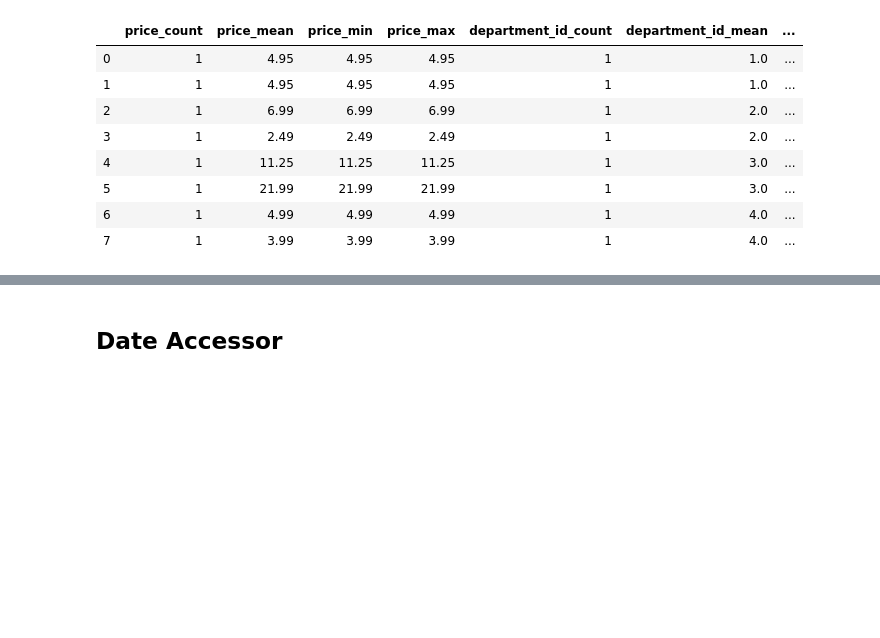
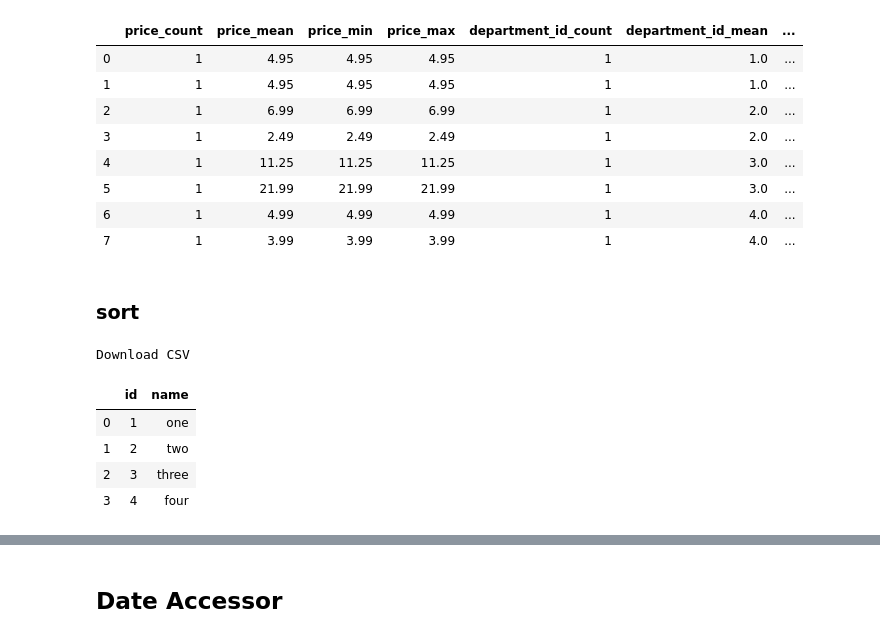
Before and after one commit to C5m7b4/atrax, a Jupyter notebook: playground.ipynb, the cells around one changed output, grey strips where cells are left out. Cells and saved outputs as stored; diff of their text form; code cells hidden in the pictures; blank space fills up the shorter version.

```diff
--- a/playground.ipynb
+++ b/playground.ipynb
@@ -1653,3 +1684,34 @@ Download CSV
 | 5 | 1 | 21.99 | 21.99 | 21.99 | 1 | 3.0 | ... |
 | 6 | 1 | 4.99 | 4.99 | 4.99 | 1 | 4.0 | ... |
 | 7 | 1 | 3.99 | 3.99 | 3.99 | 1 | 4.0 | ... |
+# %% [markdown]
+### sort
+# %%
+data = [
+    {
+        'id': 1,
+        'name': 'one'
+    },
+    {
+        'id': 2,
+        'name': 'two'
+    },
+    {
+        'id': 3,
+        'name': 'three'
+    },
+    {
+        'id': 4,
+        'name': 'four'
+    }
+]
+# %%
+ds = Dataset(data)
+ds.head()
+# %% [output]
+Download CSV
+|  | id | name |
+| 0 | 1 | one |
+| 1 | 2 | two |
+| 2 | 3 | three |
+| 3 | 4 | four |
```
Also changed, not shown: parts of 18 cells of this notebook, 4 other files.
